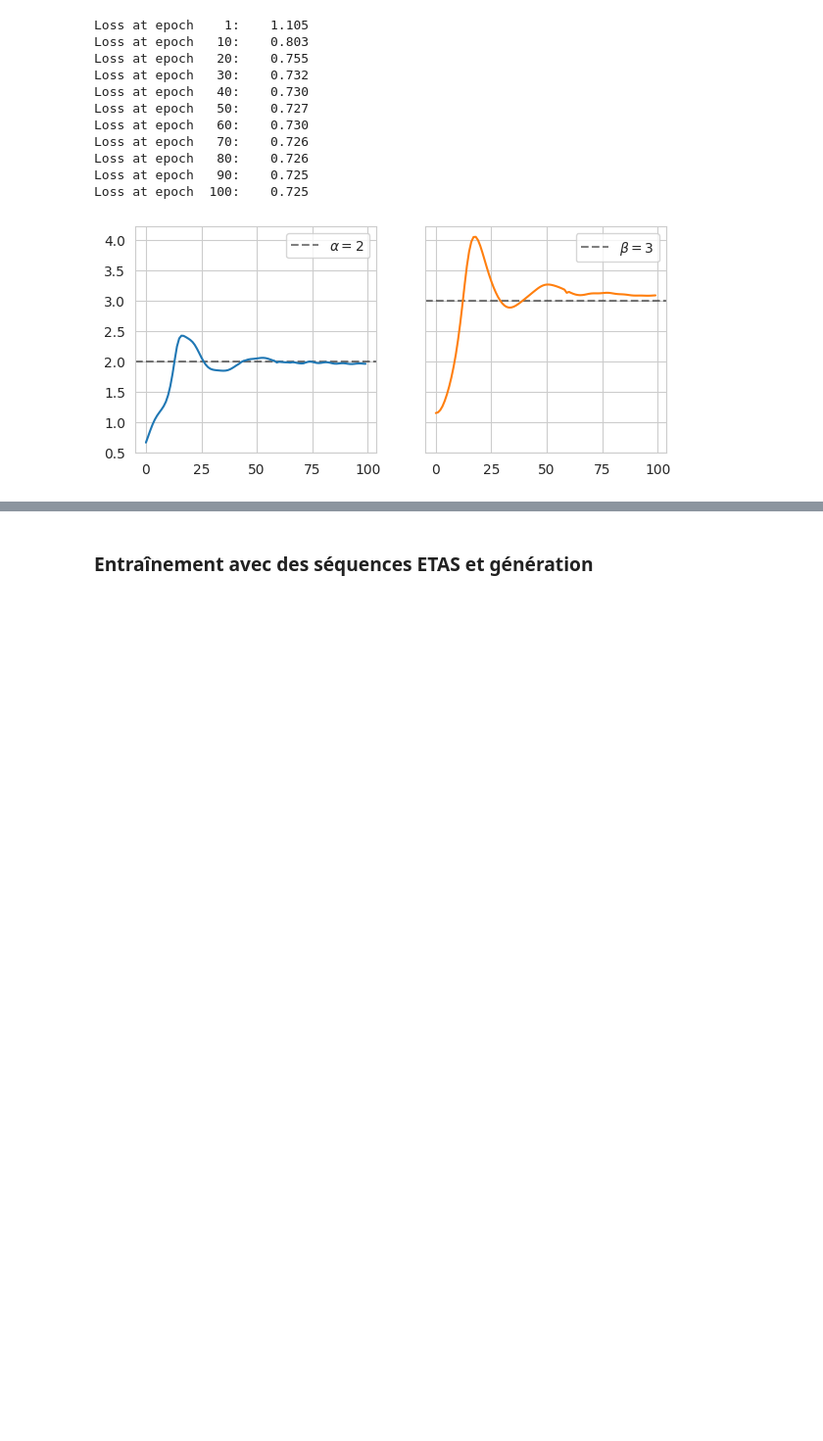
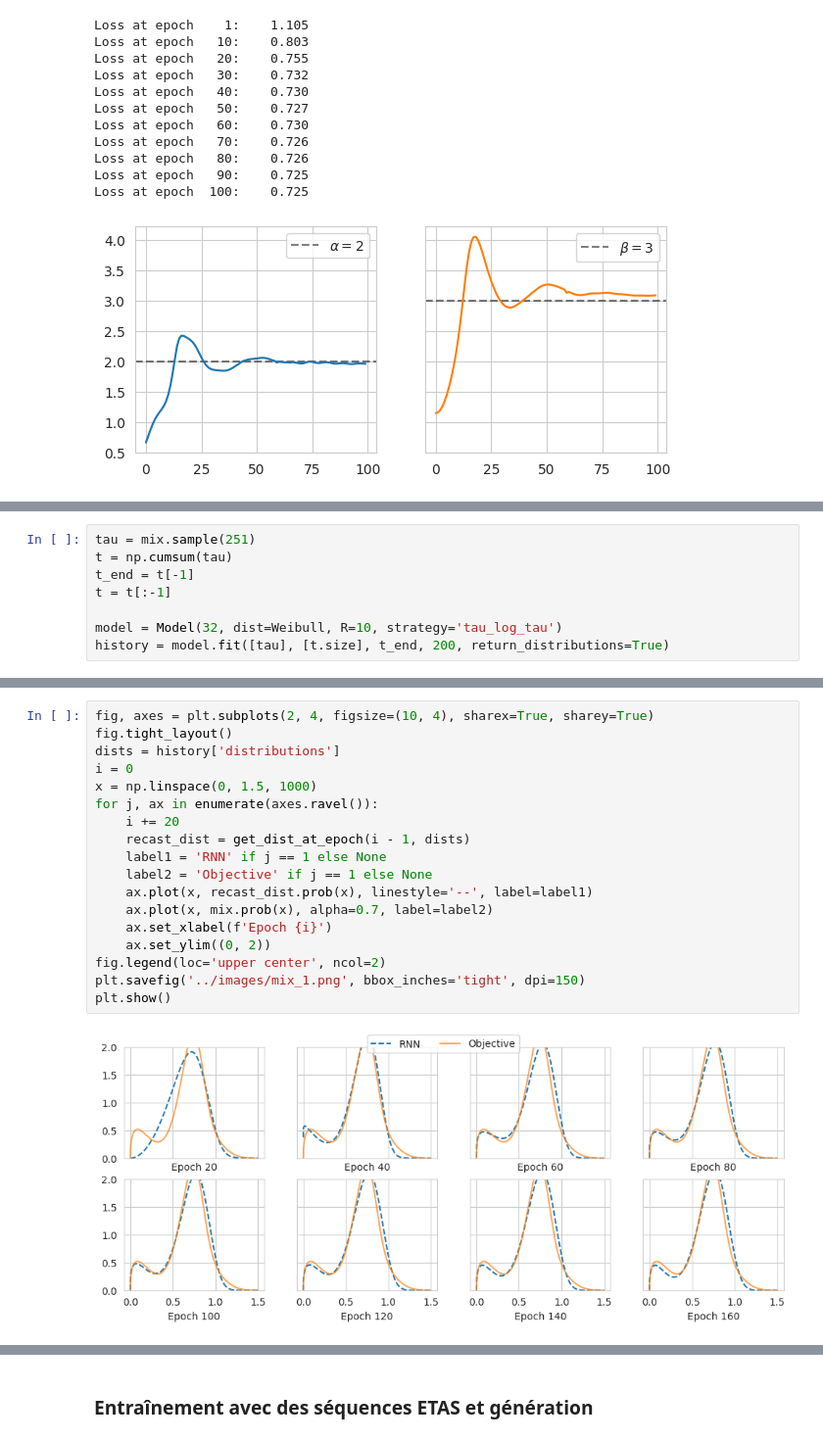
Before and after one commit to alphonsepaix/recast, a Jupyter notebook: notebooks/figures.ipynb, the cells around one changed output, grey strips where cells are left out. Shown at 98% size. Cells and saved outputs as stored; diff of their text form; blank space fills up the shorter version.

```diff
--- a/notebooks/figures.ipynb
+++ b/notebooks/figures.ipynb
@@ -533,0 +651,8 @@ Loss at epoch  100:    0.725
+# %%
+tau = mix.sample(251)
+t = np.cumsum(tau)
+t_end = t[-1]
+t = t[:-1]
+
+model = Model(32, dist=Weibull, R=10, strategy='tau_log_tau')
+history = model.fit([tau], [t.size], t_end, 200, return_distributions=True)
@@ -533,0 +677,20 @@ Loss at epoch  100:    0.725
+# %%
+fig, axes = plt.subplots(2, 4, figsize=(10, 4), sharex=True, sharey=True)
+fig.tight_layout()
+dists = history['distributions']
+i = 0
+x = np.linspace(0, 1.5, 1000)
+for j, ax in enumerate(axes.ravel()):
+    i += 20
+    recast_dist = get_dist_at_epoch(i - 1, dists)
+    label1 = 'RNN' if j == 1 else None
+    label2 = 'Objective' if j == 1 else None
+    ax.plot(x, recast_dist.prob(x), linestyle='--', label=label1)
+    ax.plot(x, mix.prob(x), alpha=0.7, label=label2)
+    ax.set_xlabel(f'Epoch {i}')
+    ax.set_ylim((0, 2))
+fig.legend(loc='upper center', ncol=2)
+plt.savefig('../images/mix_1.png', bbox_inches='tight', dpi=150)
+plt.show()
+# %% [output]
+[figure, added]
```
Also changed, not shown: parts of 15 cells of this notebook.
